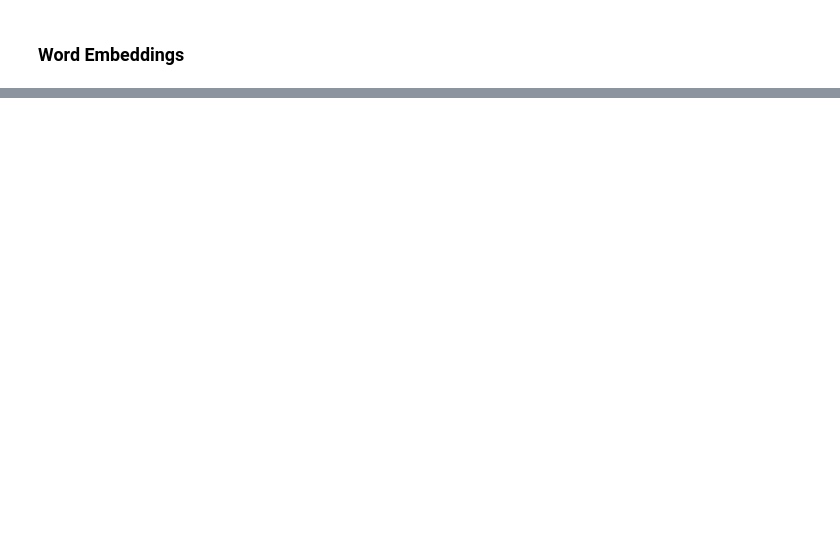
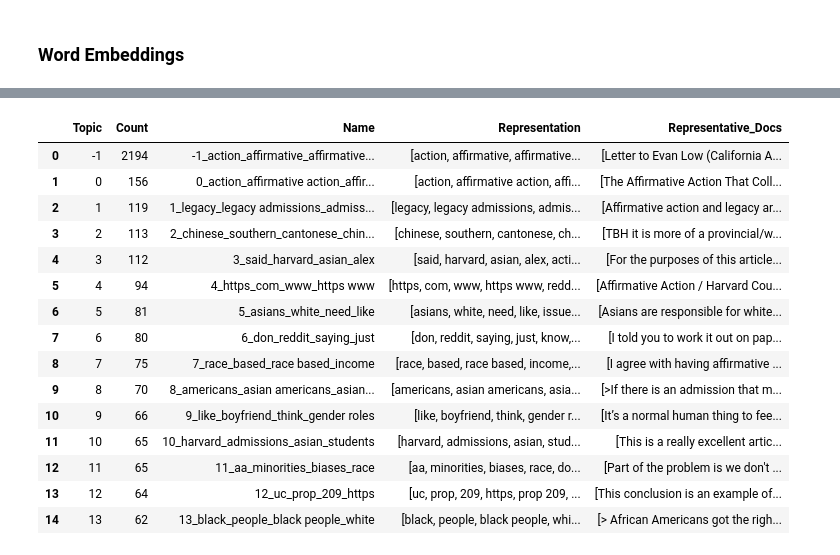
Before and after one commit to ddlee19/macs30200, a Jupyter notebook: analysis/topic_model_new.ipynb, the cells around one changed output, grey strips where cells are left out. Drawn from its saved outputs; the diff is of its cells as text; code cells hidden in the pictures; blank space fills up the shorter version.

```diff
--- a/analysis/topic_model_new.ipynb
+++ b/analysis/topic_model_new.ipynb
@@ -148,0 +281,19 @@ ImportError: cannot import name 'suppress_warnings' from 'numpy.testing' (unknow
+# %%
+bert_tmodel.get_topic_info()[0:15]
+# %% [output]
+|  | Topic | Count | Name | Representation | Representative_Docs |
+| 0 | -1 | 2194 | -1_action_affirmative_affirmative... | [action, affirmative, affirmative... | [Letter to Evan Low (California A... |
+| 1 | 0 | 156 | 0_action_affirmative action_affir... | [action, affirmative action, affi... | [The Affirmative Action That Coll... |
+| 2 | 1 | 119 | 1_legacy_legacy admissions_admiss... | [legacy, legacy admissions, admis... | [Affirmative action and legacy ar... |
+| 3 | 2 | 113 | 2_chinese_southern_cantonese_chin... | [chinese, southern, cantonese, ch... | [TBH it is more of a provincial/w... |
+| 4 | 3 | 112 | 3_said_harvard_asian_alex | [said, harvard, asian, alex, acti... | [For the purposes of this article... |
+| 5 | 4 | 94 | 4_https_com_www_https www | [https, com, www, https www, redd... | [Affirmative Action / Harvard Cou... |
+| 6 | 5 | 81 | 5_asians_white_need_like | [asians, white, need, like, issue... | [Asians are responsible for white... |
+| 7 | 6 | 80 | 6_don_reddit_saying_just | [don, reddit, saying, just, know,... | [I told you to work it out on pap... |
+| 8 | 7 | 75 | 7_race_based_race based_income | [race, based, race based, income,... | [I agree with having affirmative ... |
+| 9 | 8 | 70 | 8_americans_asian americans_asian... | [americans, asian americans, asia... | [>If there is an admission that m... |
+| 10 | 9 | 66 | 9_like_boyfriend_think_gender roles | [like, boyfriend, think, gender r... | [It’s a normal human thing to fee... |
+| 11 | 10 | 65 | 10_harvard_admissions_asian_students | [harvard, admissions, asian, stud... | [This is a really excellent artic... |
+| 12 | 11 | 65 | 11_aa_minorities_biases_race | [aa, minorities, biases, race, do... | [Part of the problem is we don't ... |
+| 13 | 12 | 64 | 12_uc_prop_209_https | [uc, prop, 209, https, prop 209, ... | [This conclusion is an example of... |
+| 14 | 13 | 62 | 13_black_people_black people_white | [black, people, black people, whi... | [> African Americans got the righ... |
```
Also changed, not shown: parts of 69 cells of this notebook, 4 other files.
